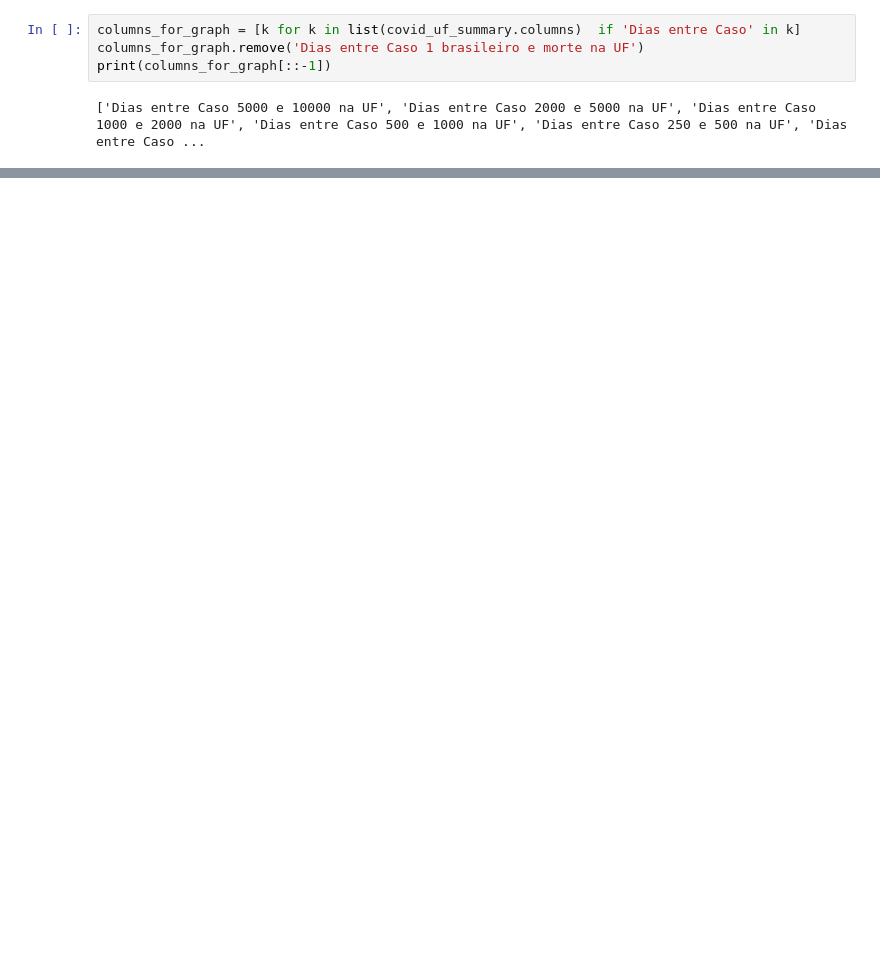
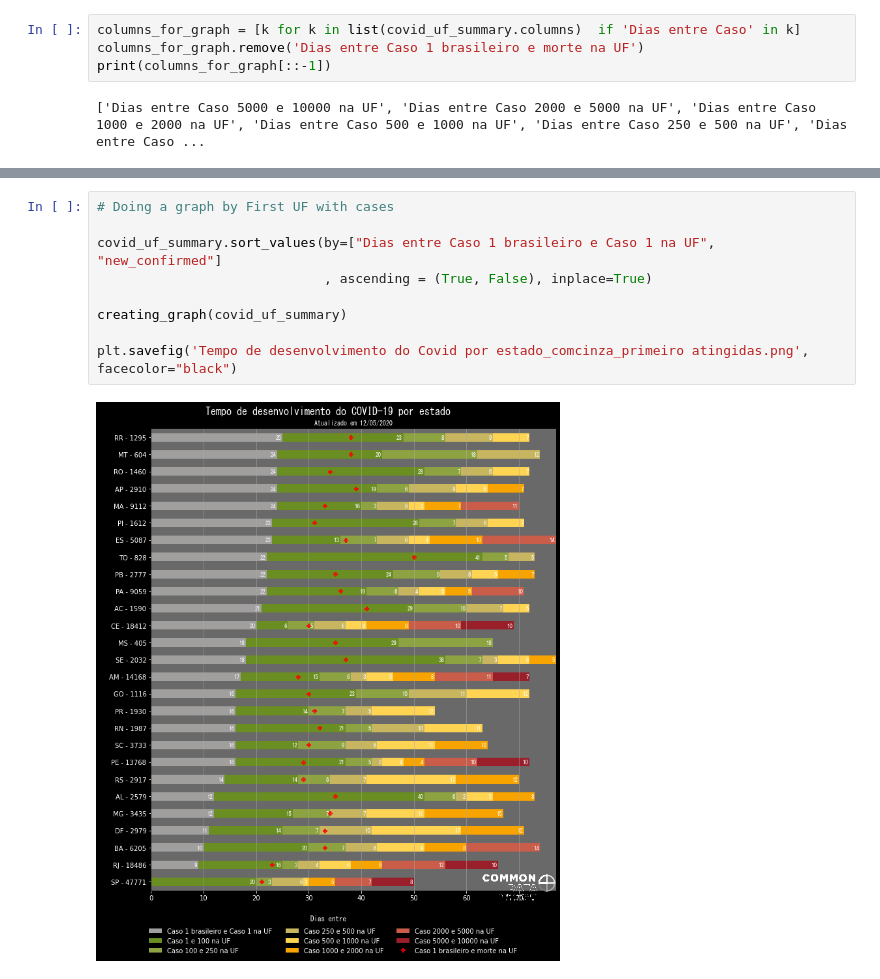
Before and after one commit to common-data/common-data, a Jupyter notebook: Corona Analise - Desenvolvimento do Corona por UF.ipynb, the cells around one changed output, grey strips where cells are left out. Drawn from its saved outputs; the diff is of its cells as text; blank space fills up the shorter version.

```diff
--- a/Corona Analise - Desenvolvimento do Corona por UF.ipynb
+++ b/Corona Analise - Desenvolvimento do Corona por UF.ipynb
@@ -173,0 +225,11 @@ plt.savefig('Desenvolvimento do Covid por estado.png')
+# %%
+# Doing a graph by First UF with cases
+
+covid_uf_summary.sort_values(by=["Dias entre Caso 1 brasileiro e Caso 1 na UF", "new_confirmed"]
+                             , ascending = (True, False), inplace=True)
+
+creating_graph(covid_uf_summary)
+
+plt.savefig('Tempo de desenvolvimento do Covid por estado_comcinza_primeiro atingidas.png', facecolor="black")
+# %% [output]
+[figure, added]
```
Also changed, not shown: parts of 7 cells of this notebook.
